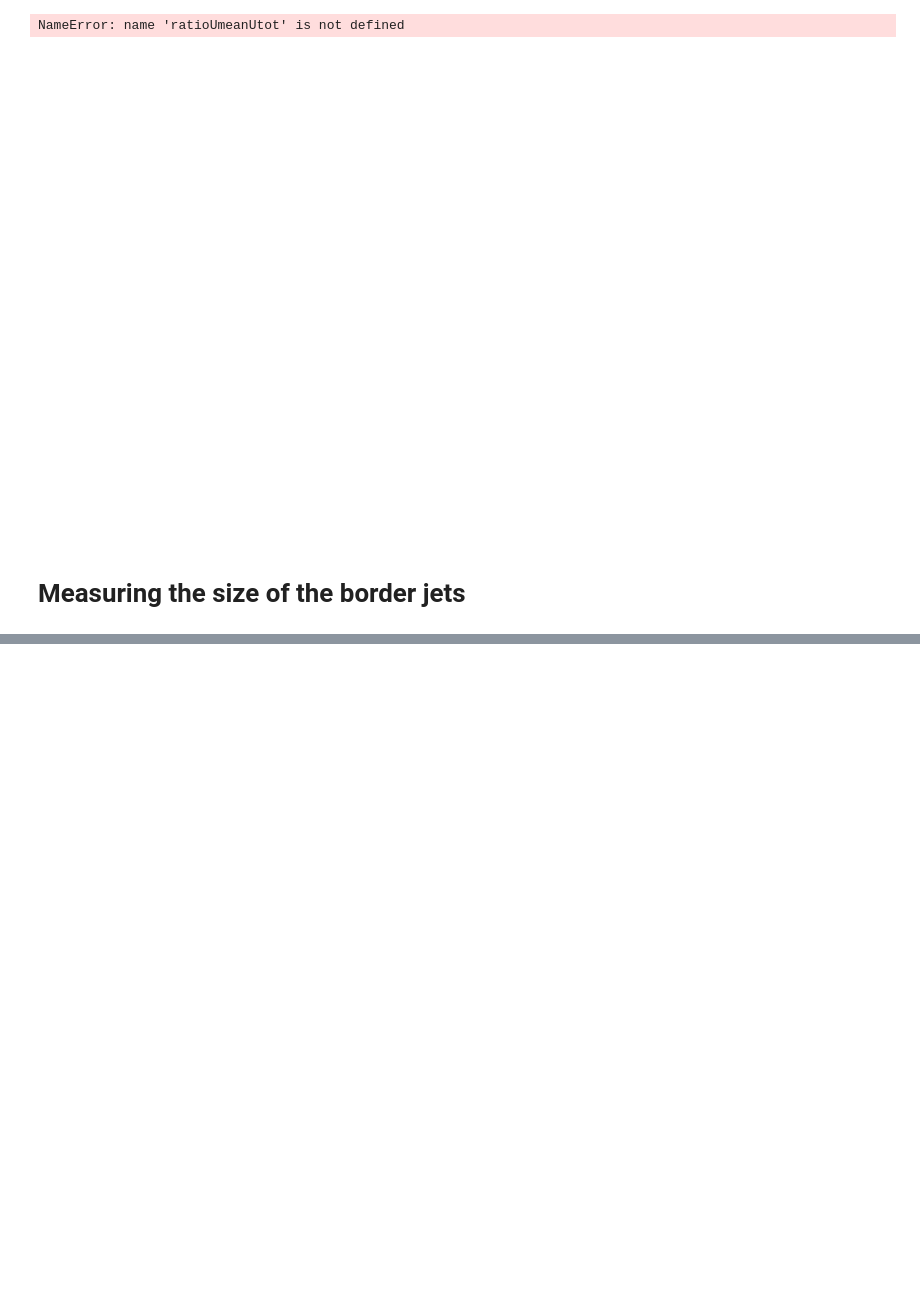
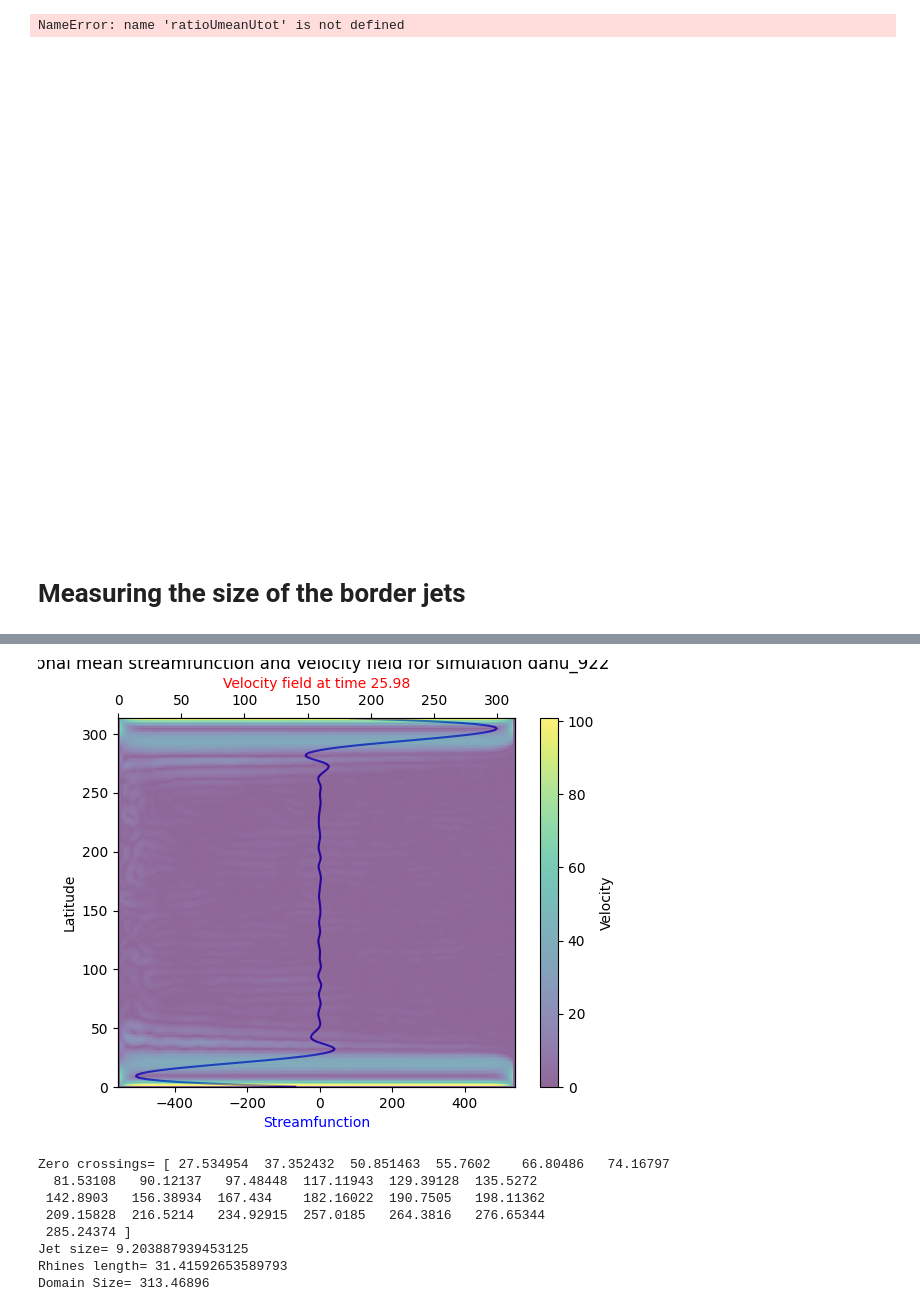
Before and after one commit to LennardMiller/Stage_M2, a Jupyter notebook: Fofonoff_and_Jets.ipynb, the cells around one changed output, grey strips where cells are left out. Drawn from its saved outputs; the diff is of its cells as text; code cells hidden in the pictures; blank space fills up the shorter version.

```diff
--- a/Fofonoff_and_Jets.ipynb
+++ b/Fofonoff_and_Jets.ipynb
@@ -470,0 +364,79 @@ Summary: to compute chunks sizes, use
+# %%
+#plotting the zonnaly averaged stream function with respect to the latitude
+
+psi_zonal_mean = np.mean(psi_data, axis=2)
+psi_zonal_mean_temp = np.mean(psi_zonal_mean, axis=0)
+
+
+
+# Create a figure and a single subplot
+fig, ax1 = plt.subplots()
+
+# First plot (Streamfunction vs Latitude)
+ax1.plot(psi_zonal_mean_temp, y, color='b')
+ax1.set_xlabel('Streamfunction', color='b')
+ax1.set_ylabel('Latitude')
+ax1.set_title('Zonal mean streamfunction and Velocity field for simulation ' + str(simu_name))
+
+# Second plot (Velocity field) on the same figure with a second x-axis
+ax2 = ax1.twiny()  # This creates a second x-axis sharing the same y-axis
+c = ax2.pcolormesh(X, Y, U, shading='auto', alpha=0.6)
+fig.colorbar(c, ax=ax2, orientation='vertical', label='Velocity')
+ax2.set_xlabel('Velocity field at time ' + str(t[-1]), color='r')
+
+# Adjust the position of the second x-axis for clarity
+ax2.xaxis.set_label_position('top')
+ax2.xaxis.tick_top()
+
+# Save the combined figure
+plt.savefig('./figures/combined_plot_'+str(simu_name)+'.png')
+
+# Show the figure
+plt.show()
+
+
+
+# plt.figure()
+# plt.plot(psi_zonal_mean_temp,y)
+# plt.xlabel('Streamfunction')
+# plt.ylabel('Latitude')
+# plt.title('Zonal mean streamfunction of the simulation '+str(simu_name))
+# plt.savefig('./figures/jets/psi_zonal_mean_'+str(simu_name)+'.png')
+# plt.show()
+# plt.figure()
+# plt.pcolormesh(X,Y,U)
+# plt.title('Velocity field at time '+str(t[-1]))
+# plt.savefig('./figures/Velocity/Velocity_field_'+str(simu_name)+'.png')
+# plt.show()
+
+zero_crossings = np.where(np.diff(np.sign(psi_zonal_mean_temp)))[0] # Find the zero crossings
+print("Zero crossings=",y[zero_crossings])
+jet_size=(y[zero_crossings][1]-y[zero_crossings][0]+y[zero_crossings][-1]-y[zero_crossings][-2])/2
+print("Jet size=",jet_size)
+
+#Me Compare witrh the Rhines lengh
+epsilon=sigma_f**2
+print("Rhines length=",np.pi*2/(beta**0.5/(epsilon/r)**(1/4)))
+print("Domain Size=",Lx)
+indices=np.arange(zero_crossings[0],zero_crossings[1]+1,1)
+plt.figure()
+plt.imshow(psi_zonal_mean[:,indices],cmap='jet')
+plt.show()
+
+plt.figure()
+plt.plot(psi_zonal_mean_temp[indices],y[indices])
+plt.xlabel('Streamfunction')
+plt.ylabel('Latitude')
+plt.title('Zonal mean streamfunction of the simulation '+str(simu_name))
+plt.savefig('./figures/jets/psi_zonal_mean_'+str(simu_name)+'.png')
+plt.show()
+# %% [output]
+[figure, added]
+Zero crossings= [ 27.534954  37.352432  50.851463  55.7602    66.80486   74.16797
+  81.53108   90.12137   97.48448  117.11943  129.39128  135.5272
+ 142.8903   156.38934  167.434    182.16022  190.7505   198.11362
+ 209.15828  216.5214   234.92915  257.0185   264.3816   276.65344
+ 285.24374 ]
+Jet size= 9.203887939453125
+Rhines length= 31.41592653589793
+Domain Size= 313.46896
```
Also changed, not shown: parts of 11 cells of this notebook, 17 other files.
